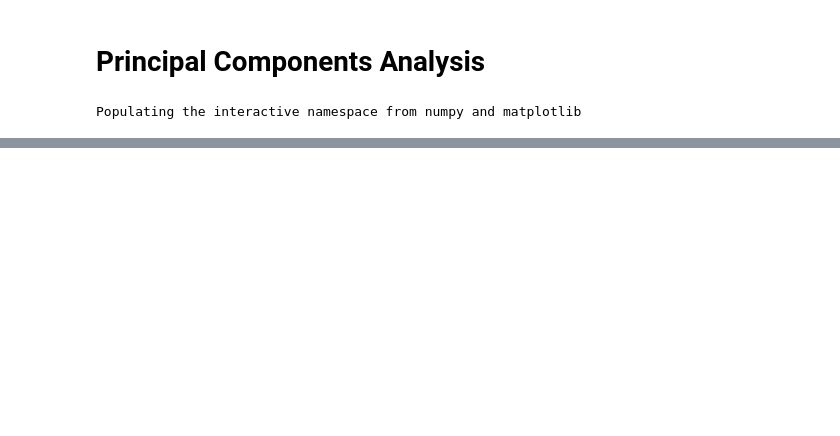
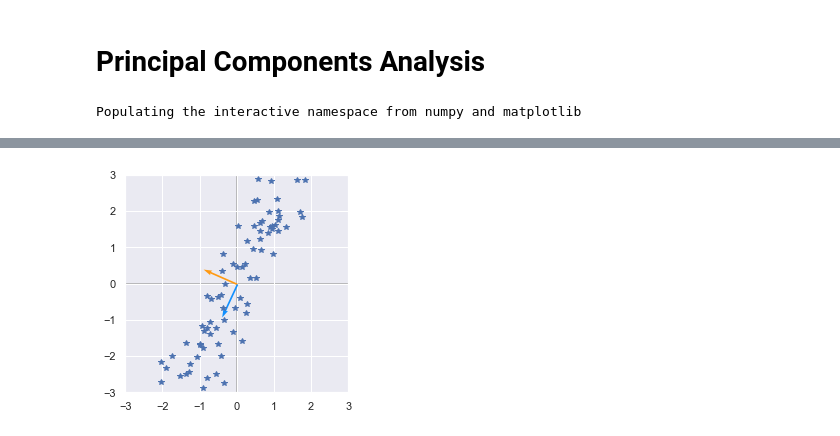
Before and after one commit to GAnagno/Dimensionality-Reduction, a Jupyter notebook: Principal Components Analysis.ipynb, the cells around one changed output, grey strips where cells are left out. Saved outputs shown, nothing was run; the diff lists cells and outputs as text; code cells hidden in the pictures; blank space fills up the shorter version.

```diff
--- a/Principal Components Analysis.ipynb
+++ b/Principal Components Analysis.ipynb
@@ -49,0 +84,10 @@ def plotVectors(vecs, cols, alpha=1):
+# %%
+orange = '#FF9A13'
+blue = '#1190FF'
+plotVectors(eigVecs.T, [orange, blue])
+plt.plot(X_centered[:,0], X_centered[:,1], '*')
+plt.xlim(-3, 3)
+plt.ylim(-3, 3)
+plt.show()
+# %% [output]
+[figure, added]
```
Also changed, not shown: parts of 6 cells of this notebook.
